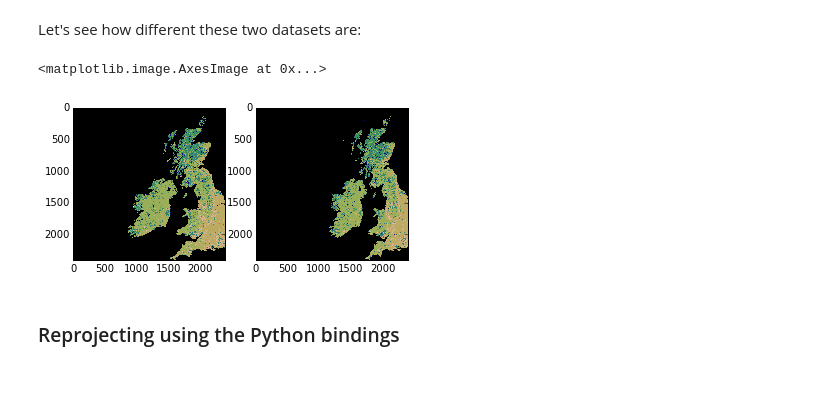
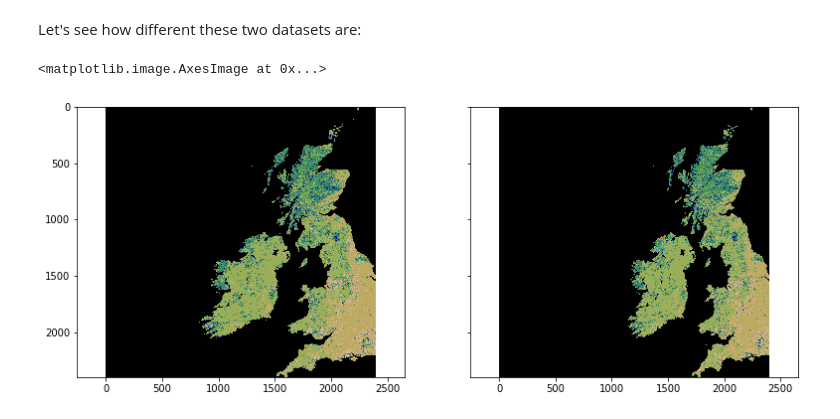
Before and after one commit to profLewis/geogg122, a Jupyter notebook: Chapter4_GDAL/GDAL_Python_bindings.ipynb, the cells around one changed output. Cells and saved outputs as stored; diff of their text form; code cells hidden in the pictures; blank space fills up the shorter version.

```diff
--- a/Chapter4_GDAL/GDAL_Python_bindings.ipynb
+++ b/Chapter4_GDAL/GDAL_Python_bindings.ipynb
@@ -373,14 +429,13 @@ Let's see how different these two datasets are:
 # %%
 g = gdal.Open ( "lc_h17v03_wgs84.tif" )
 wgs84 = g.ReadAsArray()
 g = gdal.Open("test_lc_h17v03.img")
 modis = g.ReadAsArray()
-plt.subplot ( 1, 2, 1 )
-plt.imshow ( modis, interpolation='nearest', vmin=0, cmap=plt.cm.gist_earth )
-plt.subplot ( 1, 2, 2 )
-plt.imshow ( wgs84, interpolation='nearest', vmin=0, cmap=plt.cm.gist_earth )
+fig, axs = plt.subplots(nrows=1, ncols=2,
+                        sharex=True, sharey=True, figsize=(13, 5))
+
+axs[0].imshow ( modis, interpolation='nearest', vmin=0, cmap=plt.cm.gist_earth )
+axs[1].imshow ( wgs84, interpolation='nearest', vmin=0, cmap=plt.cm.gist_earth )
 # %% [output]
 <matplotlib.image.AxesImage at 0x...>
-[figure, old version]
+[figure, new version]
-# %% [markdown]
-### Reprojecting using the Python bindings
```
Also changed, not shown: parts of 37 cells of this notebook.
